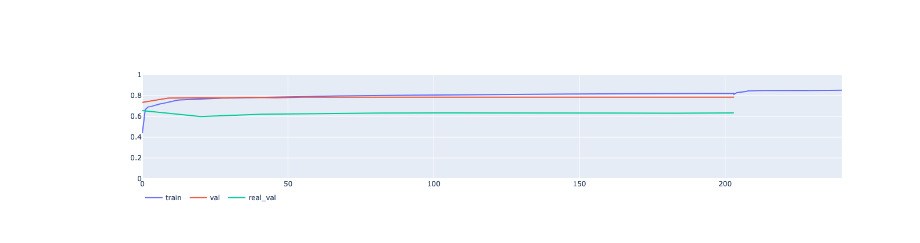
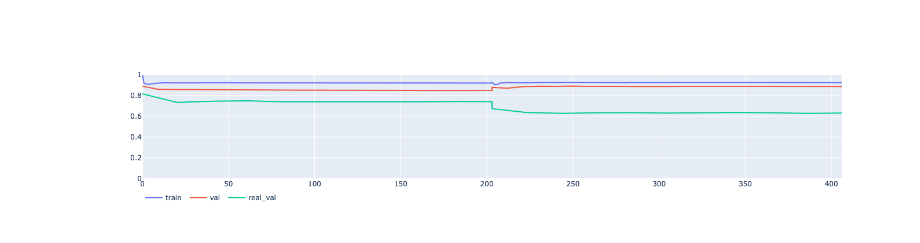
Before and after one commit to FBirwe/master-thesis_moire_detection, a Jupyter notebook: 80_Auswertungen/visualize_model_training.ipynb, the cells around one changed output. Drawn from its saved outputs; the diff is of its cells as text; code cells hidden in the pictures.

```diff
--- a/80_Auswertungen/visualize_model_training.ipynb
+++ b/80_Auswertungen/visualize_model_training.ipynb
@@ -80,6 +80,8 @@ def get_figure( data, metric_name, mode ):
 # %%
 get_metric_figure( data )
 # %%
-experiment_name = '2024-05-10_Resnet50_005'
+experiment_name = '2024-05-10_Resnet50_006'
 experiment_data = load_experiment( experiment_name )
 data = pd.DataFrame.from_dict(experiment_data['tracked_metrics'])
+
+experiment_data['hyper_parameters']
@@ -119,4 +135,4 @@ get_metric_figure( data )
 # %%
-get_metric_figure( data, metric_name='accuracy' )
+get_metric_figure( data, metric_name='recall' )
 # %% [output]
-[figure, old version]
+[figure, new version]
```
Also changed, not shown: parts of 9 cells of this notebook, 6 other files.
